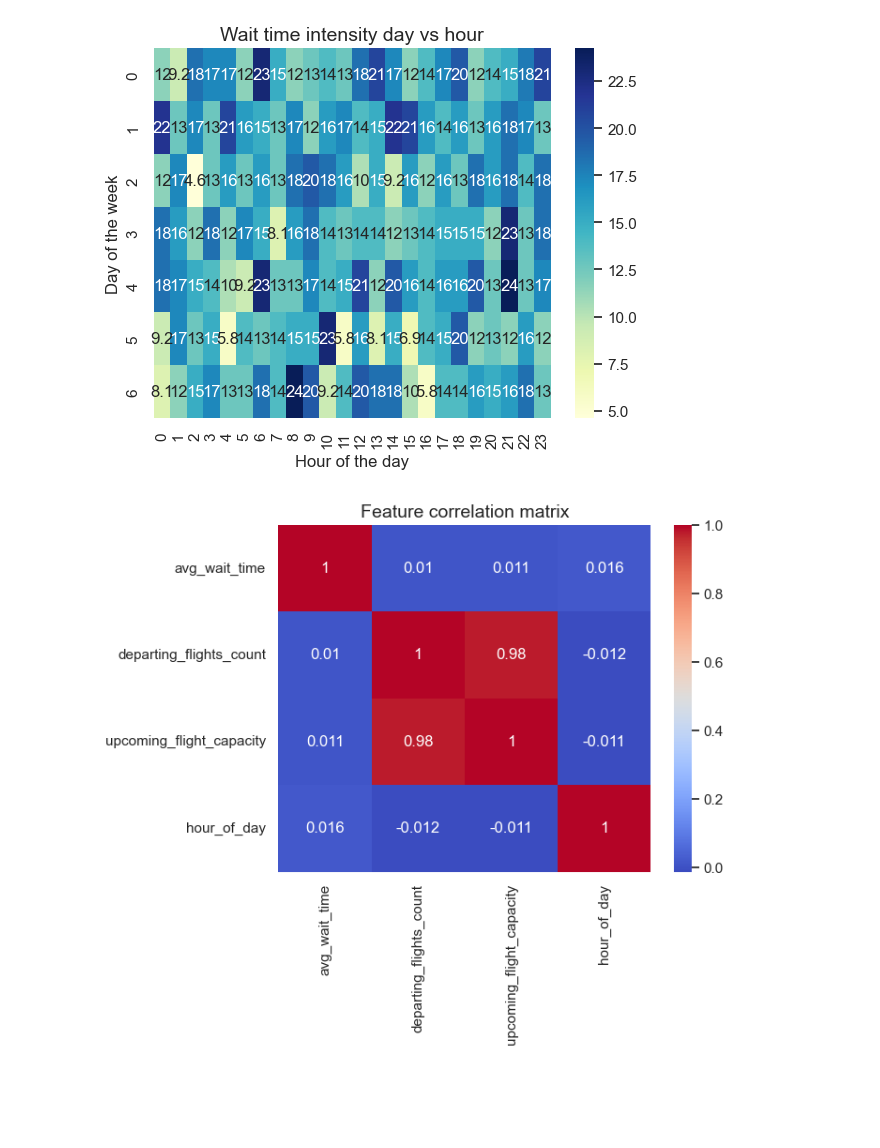
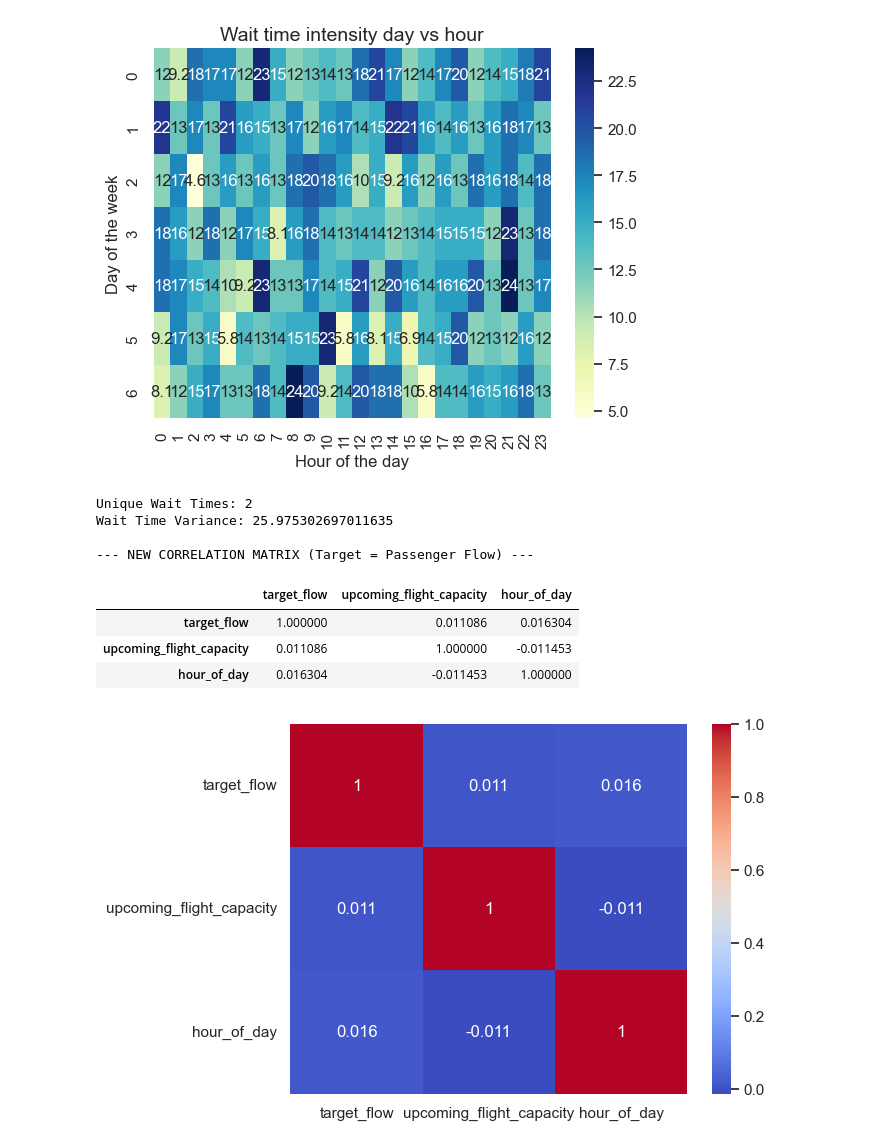
Before and after one commit to DavidBala06/Passenger_Flow_Predictor, a Jupyter notebook: notebooks/data_audit.ipynb, the cells around one changed output. Cells and saved outputs as stored; diff of their text form; code cells hidden in the pictures; blank space fills up the shorter version.

Commit message:
Added a more robust correlation matrix

```diff
--- a/notebooks/data_audit.ipynb
+++ b/notebooks/data_audit.ipynb
@@ -286,10 +286,29 @@ plt.ylabel("Day of the week") #0 = Monday, 6 = Sunday
 Text(47.25, 0.5, 'Day of the week')
 [figure]
 # %%
-correlation_matrix = master_df[["avg_wait_time", "departing_flights_count", "upcoming_flight_capacity", "hour_of_day"]].corr()
-sns.heatmap(correlation_matrix, annot = True, cmap = "coolwarm")
+# Check how many unique values are in our target
+print(f"Unique Wait Times: {master_df['avg_wait_time'].nunique()}")
+print(f"Wait Time Variance: {master_df['avg_wait_time'].std()}")
 
-plt.title("Feature correlation matrix", fontsize = 14)
-plt.show()
+if master_df['avg_wait_time'].std() == 0:
+    print("\n WARNING: Wait Time is constant. Switching to 'Passenger Flow' as the target.")
+    # Use the count of passengers as our new target for the correlation check
+    master_df['target_flow'] = master_df['passengers_cleared']
+else:
+    master_df['target_flow'] = master_df['avg_wait_time']
+
+# Now re-run a simplified correlation
+flow_corr = master_df[['target_flow', 'upcoming_flight_capacity', 'hour_of_day']].corr()
+sns.heatmap(flow_corr, annot = True, cmap = "coolwarm")
+print("\n--- NEW CORRELATION MATRIX (Target = Passenger Flow) ---")
+display(flow_corr)
 # %% [output]
+Unique Wait Times: 2
+Wait Time Variance: 25.975302697011635
+
+--- NEW CORRELATION MATRIX (Target = Passenger Flow) ---
+|  | target_flow | upcoming_flight_capacity | hour_of_day |
+| target_flow | 1.000000 | 0.011086 | 0.016304 |
+| upcoming_flight_capacity | 0.011086 | 1.000000 | -0.011453 |
+| hour_of_day | 0.016304 | -0.011453 | 1.000000 |
-[figure, old version]
+[figure, new version]
```
